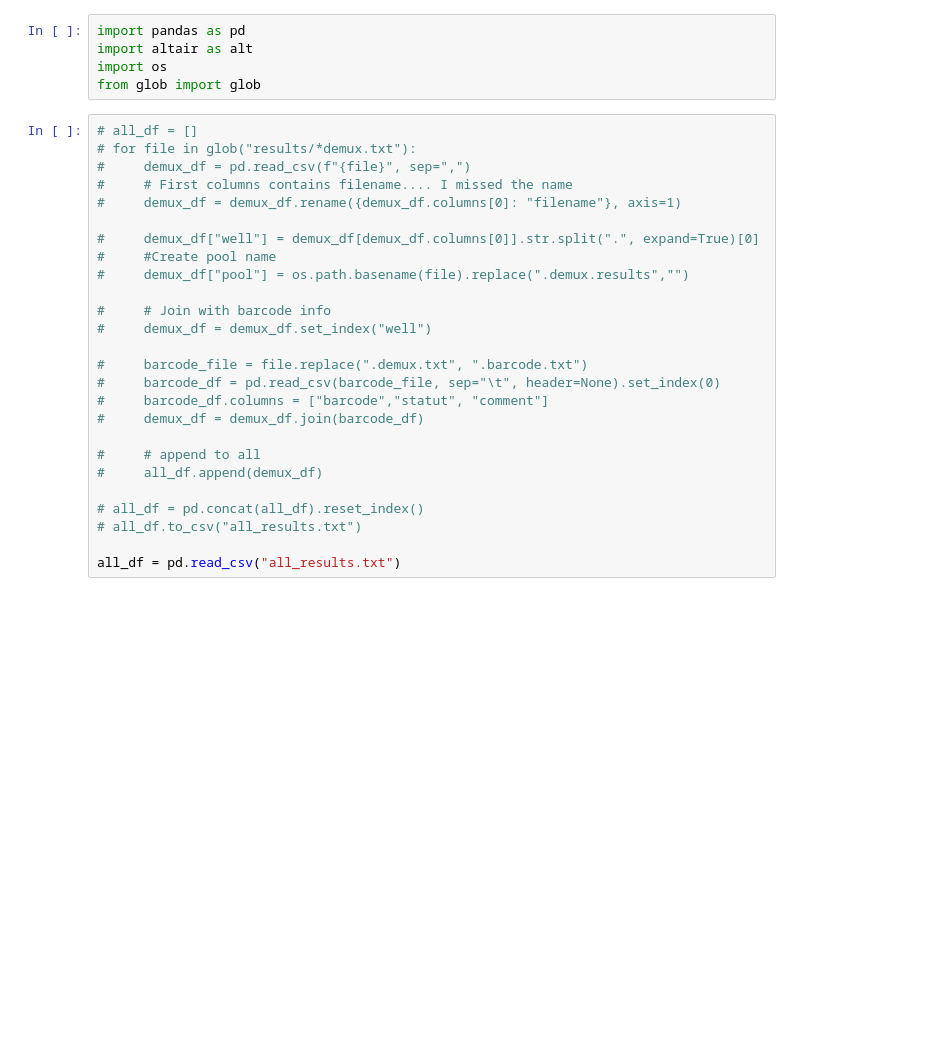
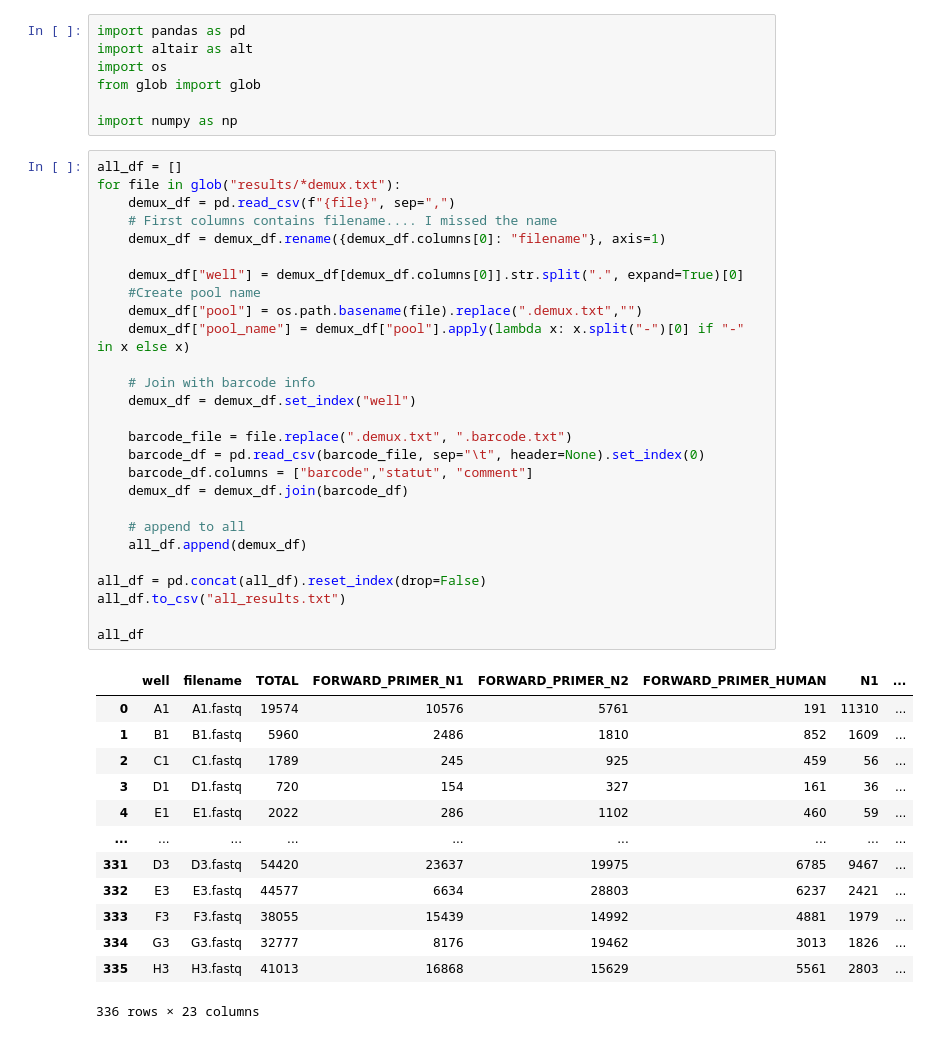
Before and after one commit to dridk/covid-ngs, a Jupyter notebook: ngs_covid.ipynb, the cells around one changed output. Saved outputs shown, nothing was run; the diff lists cells and outputs as text; blank space fills up the shorter version.

```diff
--- a/ngs_covid.ipynb
+++ b/ngs_covid.ipynb
@@ -3,29 +3,46 @@ import pandas as pd
 import altair as alt
 import os
 from glob import glob
+
+import numpy as np
 # %%
-# all_df = []
-# for file in glob("results/*demux.txt"):
-#     demux_df = pd.read_csv(f"{file}", sep=",")
-#     # First columns contains filename.... I missed the name
-#     demux_df = demux_df.rename({demux_df.columns[0]: "filename"}, axis=1)
+all_df = []
+for file in glob("results/*demux.txt"):
+    demux_df = pd.read_csv(f"{file}", sep=",")
+    # First columns contains filename.... I missed the name
+    demux_df = demux_df.rename({demux_df.columns[0]: "filename"}, axis=1)
 
-#     demux_df["well"] = demux_df[demux_df.columns[0]].str.split(".", expand=True)[0]
-#     #Create pool name
-#     demux_df["pool"] = os.path.basename(file).replace(".demux.results","")
+    demux_df["well"] = demux_df[demux_df.columns[0]].str.split(".", expand=True)[0]
+    #Create pool name
+    demux_df["pool"] = os.path.basename(file).replace(".demux.txt","")
+    demux_df["pool_name"] = demux_df["pool"].apply(lambda x: x.split("-")[0] if "-" in x else x)
 
-#     # Join with barcode info
-#     demux_df = demux_df.set_index("well")
+    # Join with barcode info
+    demux_df = demux_df.set_index("well")
 
-#     barcode_file = file.replace(".demux.txt", ".barcode.txt")
-#     barcode_df = pd.read_csv(barcode_file, sep="\t", header=None).set_index(0)
-#     barcode_df.columns = ["barcode","statut", "comment"]
-#     demux_df = demux_df.join(barcode_df)
+    barcode_file = file.replace(".demux.txt", ".barcode.txt")
+    barcode_df = pd.read_csv(barcode_file, sep="\t", header=None).set_index(0)
+    barcode_df.columns = ["barcode","statut", "comment"]
+    demux_df = demux_df.join(barcode_df)
 
-#     # append to all
-#     all_df.append(demux_df)
+    # append to all
+    all_df.append(demux_df)
 
-# all_df = pd.concat(all_df).reset_index()
-# all_df.to_csv("all_results.txt")
+all_df = pd.concat(all_df).reset_index(drop=False)
+all_df.to_csv("all_results.txt")
 
-all_df = pd.read_csv("all_results.txt")
+all_df
+# %% [output]
+|  | well | filename | TOTAL | FORWARD_PRIMER_N1 | FORWARD_PRIMER_N2 | FORWARD_PRIMER_HUMAN | N1 | ... |
+| 0 | A1 | A1.fastq | 19574 | 10576 | 5761 | 191 | 11310 | ... |
+| 1 | B1 | B1.fastq | 5960 | 2486 | 1810 | 852 | 1609 | ... |
+| 2 | C1 | C1.fastq | 1789 | 245 | 925 | 459 | 56 | ... |
+| 3 | D1 | D1.fastq | 720 | 154 | 327 | 161 | 36 | ... |
+| 4 | E1 | E1.fastq | 2022 | 286 | 1102 | 460 | 59 | ... |
+| ... | ... | ... | ... | ... | ... | ... | ... | ... |
+| 331 | D3 | D3.fastq | 54420 | 23637 | 19975 | 6785 | 9467 | ... |
+| 332 | E3 | E3.fastq | 44577 | 6634 | 28803 | 6237 | 2421 | ... |
+| 333 | F3 | F3.fastq | 38055 | 15439 | 14992 | 4881 | 1979 | ... |
+| 334 | G3 | G3.fastq | 32777 | 8176 | 19462 | 3013 | 1826 | ... |
+| 335 | H3 | H3.fastq | 41013 | 16868 | 15629 | 5561 | 2803 | ... |
+336 rows × 23 columns
```
Also changed, not shown: parts of 9 cells of this notebook, 2 other files.
